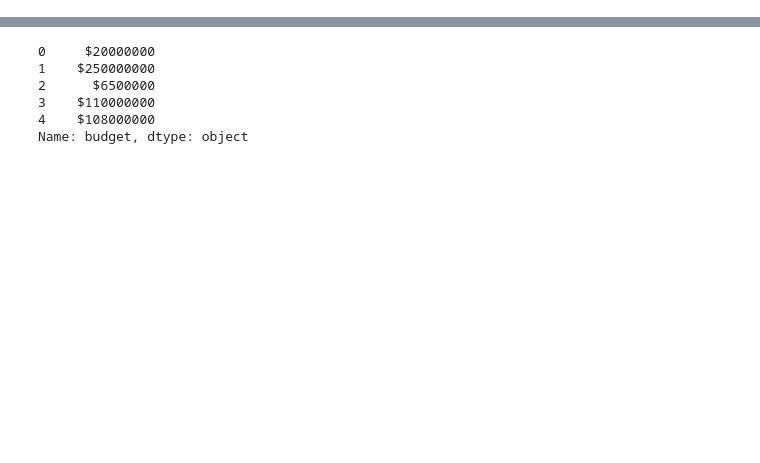
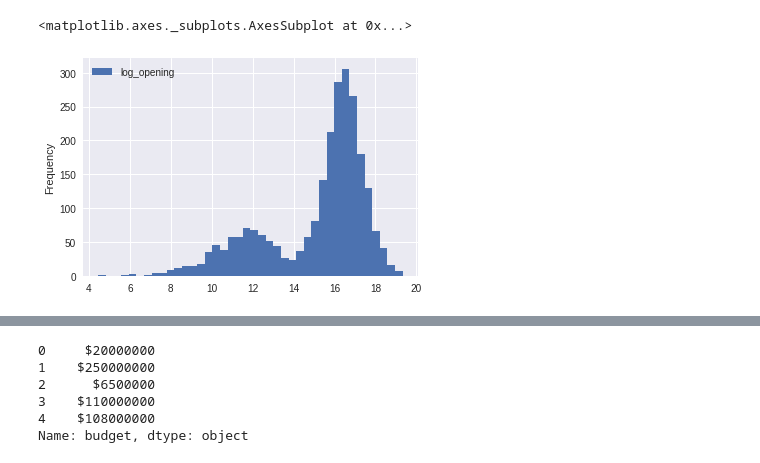
Before and after one commit to jvheeswijck/project_luthor, a Jupyter notebook: movie-scraper/movies/project_luthor.ipynb, the cells around one changed output, grey strips where cells are left out. Saved outputs shown, nothing was run; the diff lists cells and outputs as text; code cells hidden in the pictures; blank space fills up the shorter version.

```diff
--- a/movie-scraper/movies/project_luthor.ipynb
+++ b/movie-scraper/movies/project_luthor.ipynb
@@ -51,10 +151,9 @@ df.country = df.country.str.replace(' ', '_')
 country_pre = df.set_index('title').country.str.split(',', expand=True).stack().reset_index(level=1, drop=True).to_frame('country')
 dummy_country = pd.get_dummies(country_pre, prefix='d', columns=['country']).groupby(level=0).sum().reset_index()
 # %%
+# Merge all dummies
 df_clean = df.merge(dummy_genre)
 df_clean = df_clean.merge(dummy_language)
-df_clean = df_clean.merge(dummy_mpaa)
 df_clean = df_clean.merge(dummy_country)
-#df_clean = df_clean.merge(dummy_director)
 df_clean.shape
 # %% [output]
@@ -76,3 +189,0 @@ array(['PGthirt', 'PG', 'R', 'NC', 'PG_'], dtype=object)
-# %%
-df_clean.rating = df_clean.rating.apply(float)
-df_clean.runtime = df_clean.runtime.apply(float)
@@ -78,0 +199,2 @@ df_clean.runtime = df_clean.runtime.apply(float)
+# %%
+df_clean_dr = df_clean.dropna(how='any')
@@ -78,0 +212,6 @@ df_clean.runtime = df_clean.runtime.apply(float)
+# %%
+fig,ax = plt.subplots()
+df_clean_dr.plot(kind='hist', y='log_opening', ax=ax, bins=40)
+# %% [output]
+<matplotlib.axes._subplots.AxesSubplot at 0x...>
+[figure, added]
```
Also changed, not shown: parts of 54 cells of this notebook, 8 other files.
